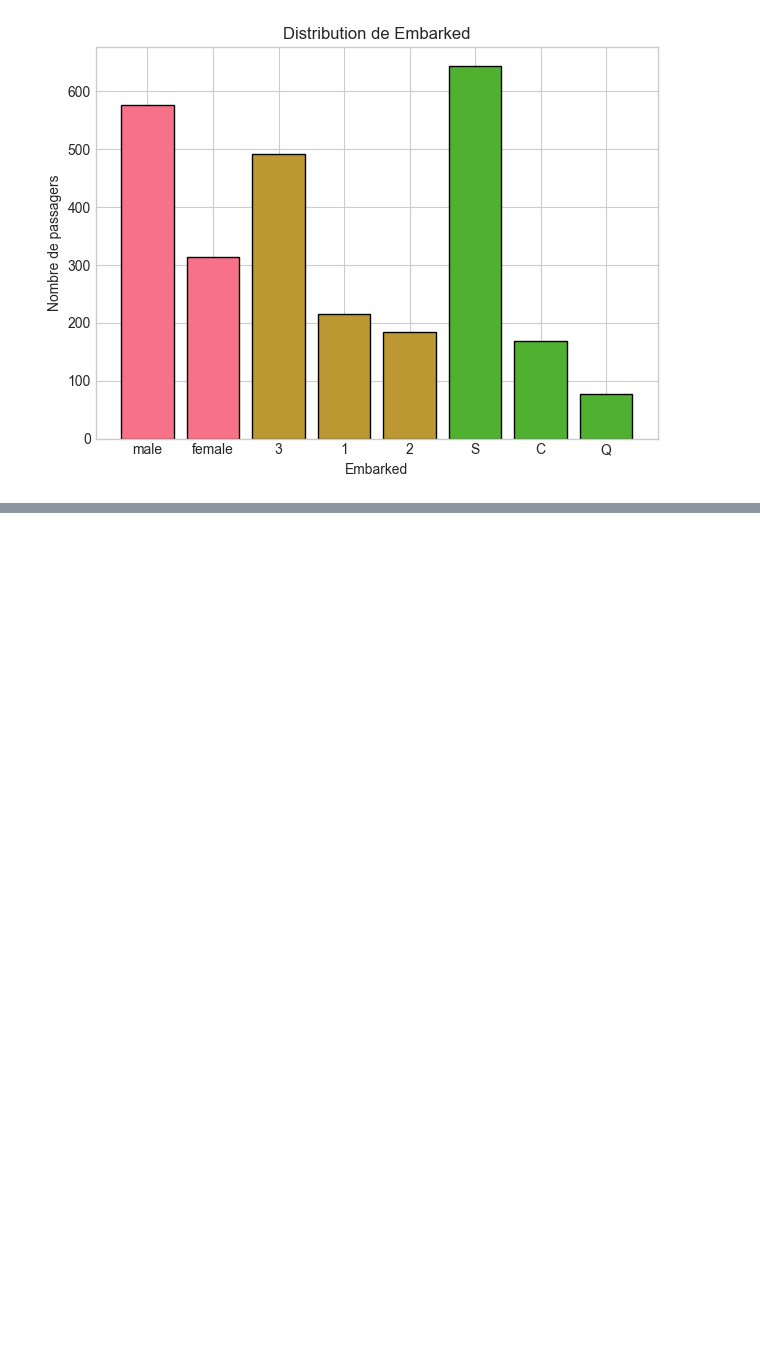
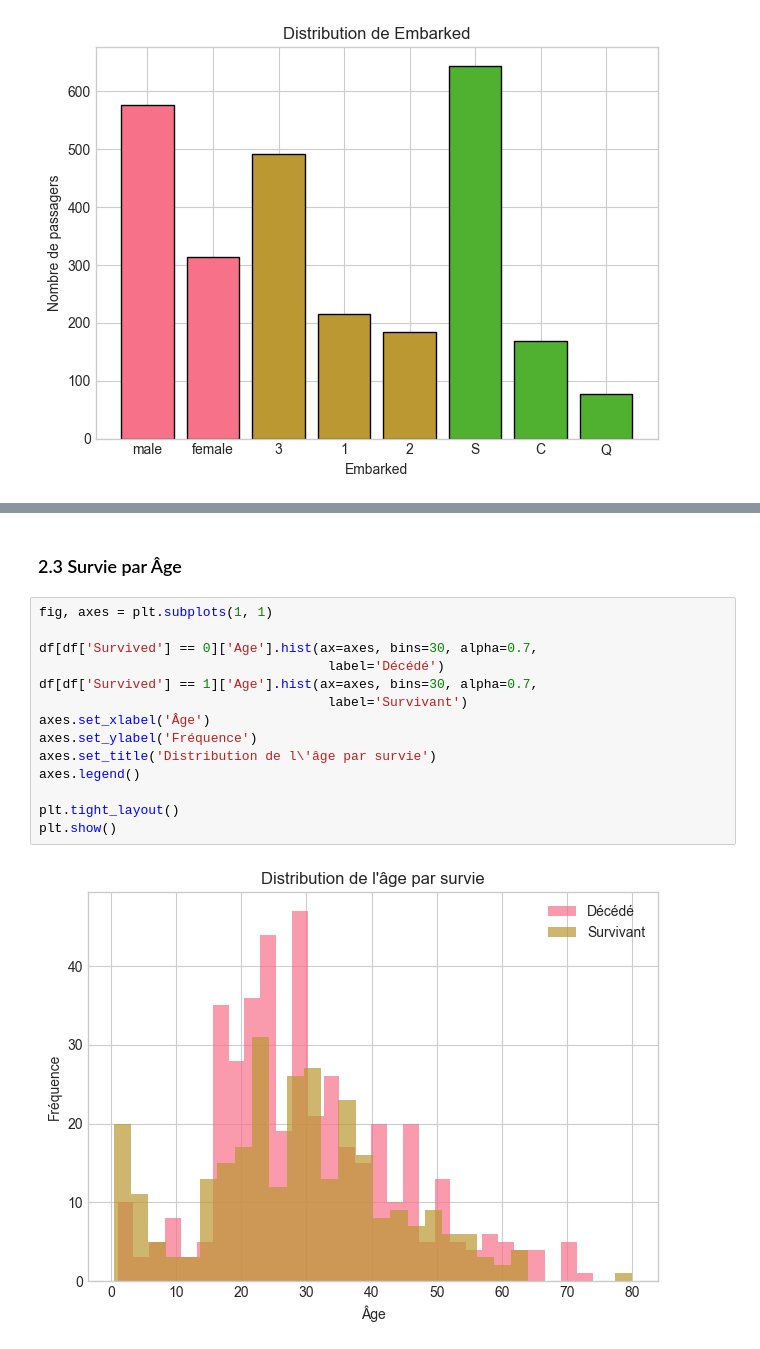
Before and after one commit to MaxMxx/titanic-prog-avance, a Jupyter notebook: notebooks/011_eda.ipynb, the cells around one changed output, grey strips where cells are left out. Saved outputs shown, nothing was run; the diff lists cells and outputs as text; blank space fills up the shorter version.

```diff
--- a/notebooks/011_eda.ipynb
+++ b/notebooks/011_eda.ipynb
@@ -114,0 +153,18 @@ plt.show()
+# %% [markdown]
+### 2.3 Survie par Âge
+# %%
+fig, axes = plt.subplots(1, 1)
+
+df[df['Survived'] == 0]['Age'].hist(ax=axes, bins=30, alpha=0.7,
+                                     label='Décédé')
+df[df['Survived'] == 1]['Age'].hist(ax=axes, bins=30, alpha=0.7,
+                                     label='Survivant')
+axes.set_xlabel('Âge')
+axes.set_ylabel('Fréquence')
+axes.set_title('Distribution de l\'âge par survie')
+axes.legend()
+
+plt.tight_layout()
+plt.show()
+# %% [output]
+[figure, added]
```
Also changed, not shown: parts of 7 cells of this notebook.
